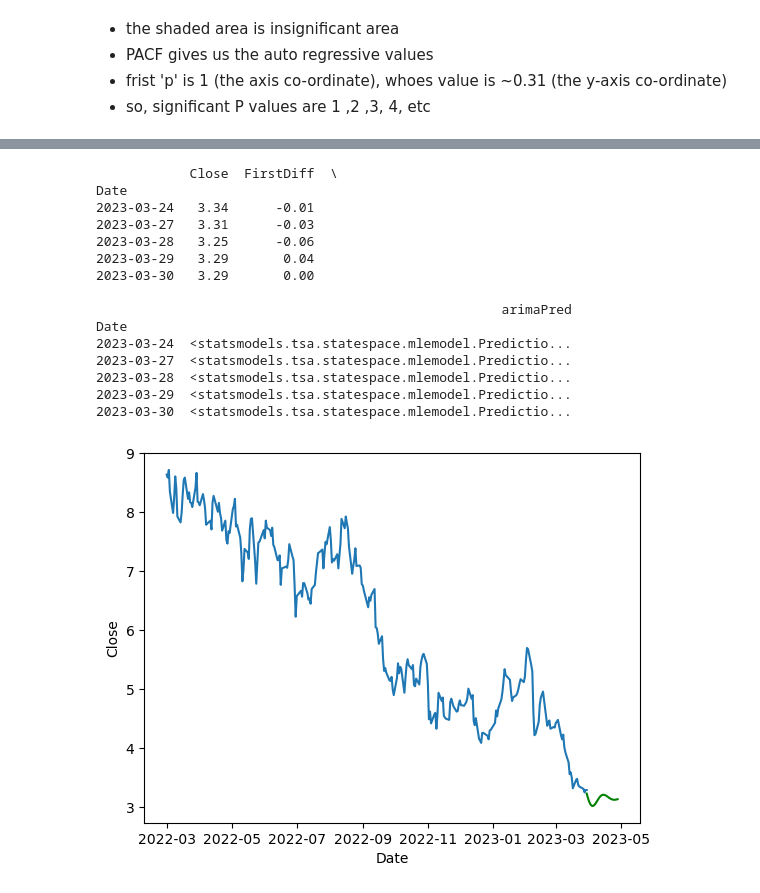
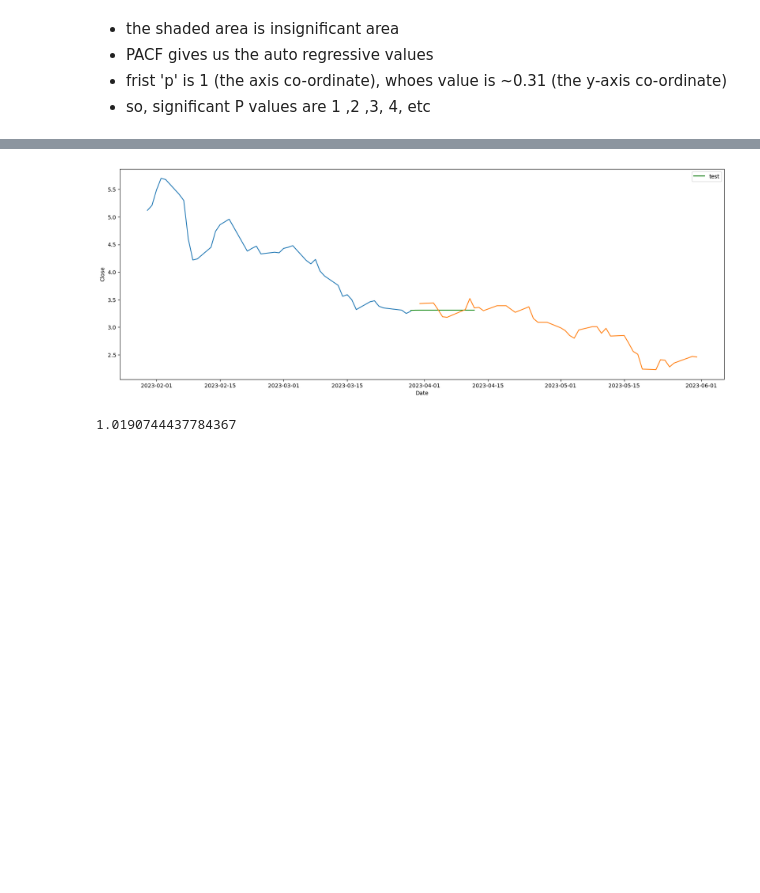
Before and after one commit to Puneet681/CDAC-PG-DAI, a Jupyter notebook: data analytics/Personal/stocks_acc.ipynb, the cells around one changed output, grey strips where cells are left out. Drawn from its saved outputs; the diff is of its cells as text; code cells hidden in the pictures; blank space fills up the shorter version.

```diff
--- a/data analytics/Personal/stocks_acc.ipynb
+++ b/data analytics/Personal/stocks_acc.ipynb
@@ -139,7 +156,7 @@ plt.show()
 # %%
 # calcaulate the plot of rolling mean and standard deviation
-df['rollMean'] = df['Close'].rolling(window=20).mean() ## window = 12 parameter shiftes the time by 12 column
-df['rollStd'] = df['Close'].rolling(window=20).std()
+df['rollMean'] = df['Close'].rolling(window=5).mean() ## window = 12 parameter shiftes the time by 12 column
+df['rollStd'] = df['Close'].rolling(window=5).std()
 # %%
 print(df['rollMean'])
 print(df['rollStd']) # it will take rolling mean after first 12 values
@@ -353,33 +366,24 @@ for k in lst.keys():
 # %%
-model = ARIMA(tcs['Close'],order=pdq) # Parameters: p, d, q
+plt.figure(figsize=(20,7))
+model = ARIMA(tcs['Close'],order=(1,1,1)) # Parameters: p, d, q
 model_fit = model.fit()
 # prediction = model_fit.predict(start=test.index[0],end=test.index[-1], freq = None)
-prediction = model_fit.get_forecast(steps = 30 , exog = df.iloc[-30:]['Close'])
+prediction = model_fit.get_forecast(steps = 15 , exog = df.iloc[-30:]['Close']);
 tcs['arimaPred'] = prediction
-print(tcs.tail())
+# print(tcs.tail())
 
 # Plot
 
 sns.lineplot(data=tcs,x=tcs.index,y='Close')
 # sns.lineplot(data=tcs,x=tcs.index,y='arimaPred')
-plt.plot(pd.date_range(start = df.index[-1],periods = 30 , freq = 'd'),prediction.predicted_mean , label = "test",color = 'Green')
+plt.plot(pd.date_range(start = df.index[-1],periods = 15 , freq = 'd'),prediction.predicted_mean , label = "test",color = 'Green')
+sns.lineplot(data=tcs_test,x=tcs_test.index,y='Close')
 plt.show()
 
 # Conclusion: The ARIMA prediction is not good
+
+
+tcs.dropna()
+print('')
 # %% [output]
-            Close  FirstDiff  \
-Date
-2023-03-24   3.34      -0.01
-2023-03-27   3.31      -0.03
-2023-03-28   3.25      -0.06
-2023-03-29   3.29       0.04
-2023-03-30   3.29       0.00
-
-                                                    arimaPred
-Date
-2023-03-24  <statsmodels.tsa.statespace.mlemodel.Predictio...
-2023-03-27  <statsmodels.tsa.statespace.mlemodel.Predictio...
-2023-03-28  <statsmodels.tsa.statespace.mlemodel.Predictio...
-2023-03-29  <statsmodels.tsa.statespace.mlemodel.Predictio...
-2023-03-30  <statsmodels.tsa.statespace.mlemodel.Predictio...
-[figure, old version]
+[figure, new version]
@@ -387,0 +390,6 @@ Date
+# %%
+import statsmodels.api as sm
+
+sm.stats.durbin_watson(model_fit.resid.values)
+# %% [output]
+1.0190744437784367
```
Also changed, not shown: parts of 34 cells of this notebook, 14 other files.
